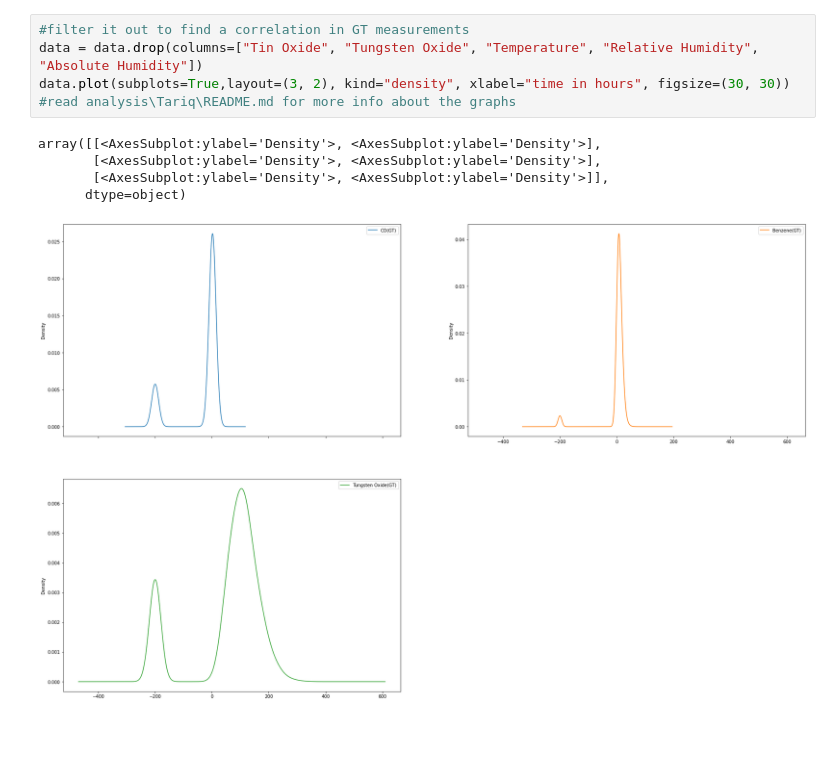
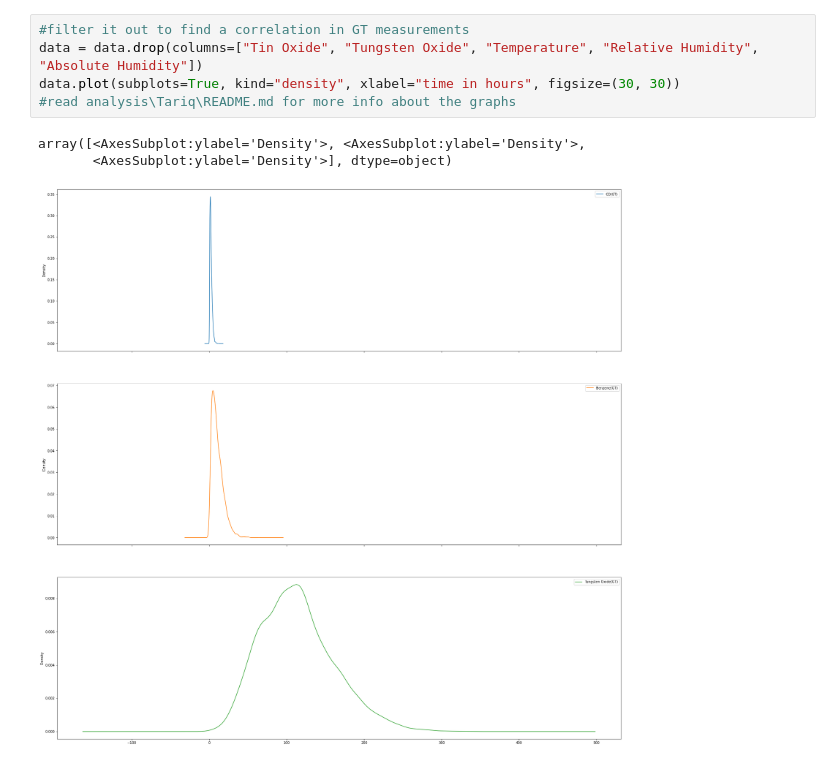
Before and after one commit to data301-2020-winter2/course-project-group_1018, a Jupyter notebook: analysis/Tariq_EDA.ipynb, the cells around one changed output. Cells and saved outputs as stored; diff of their text form; blank space fills up the shorter version.

```diff
--- a/analysis/Tariq_EDA.ipynb
+++ b/analysis/Tariq_EDA.ipynb
@@ -21,11 +40,9 @@ data #loading the dataset to make sure it works
 # %%
 #filter it out to find a correlation in GT measurements
 data = data.drop(columns=["Tin Oxide", "Tungsten Oxide", "Temperature", "Relative Humidity", "Absolute Humidity"])
-data.plot(subplots=True,layout=(3, 2), kind="density", xlabel="time in hours", figsize=(30, 30))
+data.plot(subplots=True, kind="density", xlabel="time in hours", figsize=(30, 30))
 #read analysis\Tariq\README.md for more info about the graphs
 # %% [output]
-array([[<AxesSubplot:ylabel='Density'>, <AxesSubplot:ylabel='Density'>],
-       [<AxesSubplot:ylabel='Density'>, <AxesSubplot:ylabel='Density'>],
-       [<AxesSubplot:ylabel='Density'>, <AxesSubplot:ylabel='Density'>]],
-      dtype=object)
+array([<AxesSubplot:ylabel='Density'>, <AxesSubplot:ylabel='Density'>,
+       <AxesSubplot:ylabel='Density'>], dtype=object)
-[figure, old version]
+[figure, new version]
```
Also changed, not shown: parts of 2 cells of this notebook, 2 other files.
